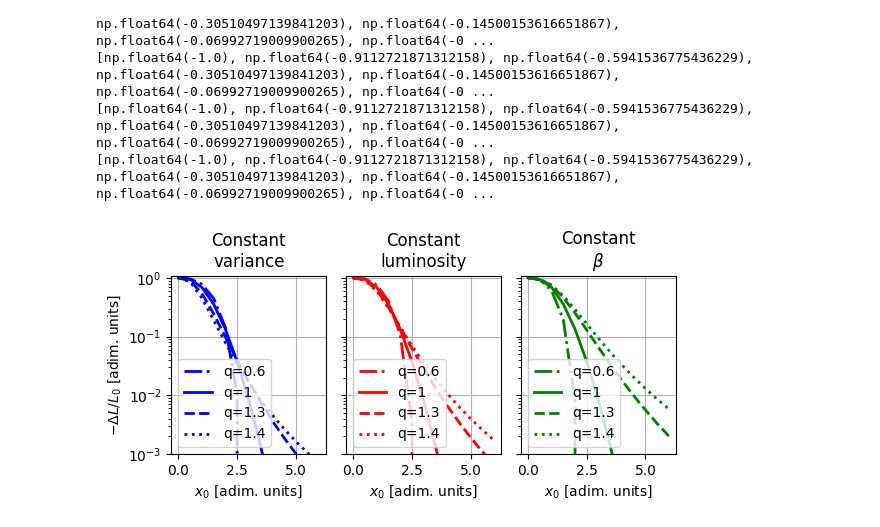
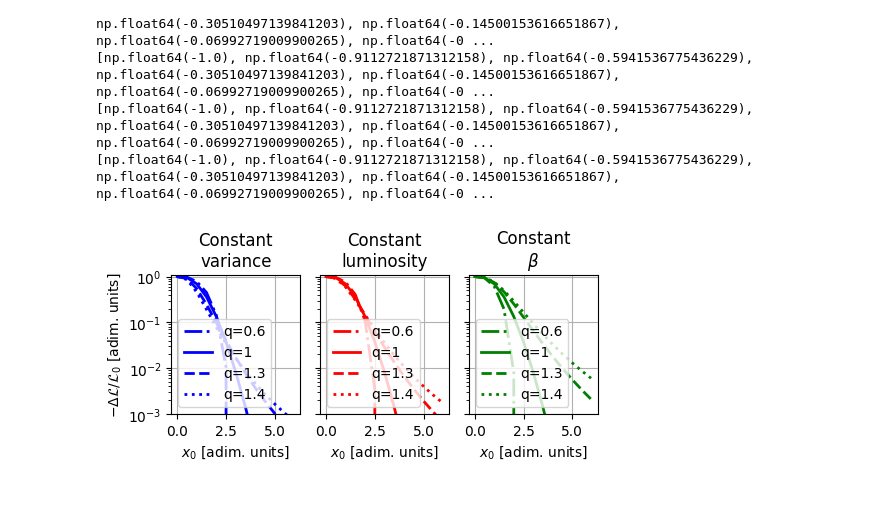
Before and after one commit to sterbini/Tails_and_luminosity, a Jupyter notebook: 001.ipynb, the cells around one changed output. Drawn from its saved outputs; the diff is of its cells as text; code cells hidden in the pictures; blank space fills up the shorter version.

```diff
--- a/001.ipynb
+++ b/001.ipynb
@@ -1114,7 +1075,8 @@ for q in q3:
 q1=np.linspace(0.5, 1.5, 31)
 beta1 = q1*0+0.5
 # %%
-plt.figure(figsize=(6, 3))
+my_factor = 1.15
+plt.figure(figsize=(6/my_factor, 3/my_factor))
 plt.plot(q2, beta2,'-bo', lw=3, label = 'at constant variance')
 plt.plot(q3, beta3,'-rs', lw=3, label = 'at constant $\\mathcal{L}$')
 plt.plot(q1, beta1,'-g^' , lw=3, label = 'at constant $\\beta$')
@@ -1179,7 +1141,7 @@ plt.savefig('figures/beta_vs_q.pdf')
 # %%
 x=np.linspace(0,6,1000)
 
-fig, axes = plt.subplots(nrows=1, ncols=3, figsize=(6, 3))
+fig, axes = plt.subplots(nrows=1, ncols=3, figsize=(6/my_factor, 3/my_factor))
 
 for my_q, my_style in zip([0.6, 1, 1.3, 1.4],['-.', '-', '--',':']):
     my_beta = np.interp(my_q, q2, beta2)
@@ -1232,7 +1194,7 @@ plt.savefig('figures/profiles.pdf')
 # %%
 x=np.linspace(0,6,1000)
 
-fig, axes = plt.subplots(nrows=1, ncols=3, figsize=(6, 3))
+fig, axes = plt.subplots(nrows=1, ncols=3, figsize=(6/my_factor, 3/my_factor))
 my_q_list = [0.6, 1, 1.3, 1.4]
 my_stile_list = ['-.', '-', '--',':']
 
@@ -1288,7 +1250,7 @@ plt.savefig('figures/deltaI.pdf')
 # %%
 x=np.linspace(0,6,1000)
 
-fig, axes = plt.subplots(nrows=1, ncols=3, figsize=(6, 3))
+fig, axes = plt.subplots(nrows=1, ncols=3, figsize=(6/my_factor, 3/my_factor))
 my_q_list = [0.6, 1, 1.3, 1.4]
 my_stile_list = ['-.', '-', '--',':']
 
@@ -1444,7 +1406,7 @@ for my_q, my_style in zip(my_q_list, my_stile_list):
 # %%
 x=np.linspace(0,6,1000)
 
-fig, axes = plt.subplots(nrows=1, ncols=3, figsize=(6, 3))
+fig, axes = plt.subplots(nrows=1, ncols=3, figsize=(6/my_factor, 3/my_factor))
 my_q_list = [0.6, 1, 1.3, 1.4]
 my_stile_list = ['-.', '-', '--',':']
 
@@ -1478,32 +1440,32 @@ for ii, my_style in zip(range(4), my_stile_list):
 #                      my_beta*(5-3*q)*x**2/2*q_exponential(-(3-my_q)*my_beta*x**2/2, (1+my_q)/(3-my_q)), 'g', lw=2, ls=my_style, label=f'q={my_q}')#, $\\beta={my_beta:3.3}$')
 
 for i in range(3):
     axes[i].set_ylim(0.001,1.1)
     axes[i].grid(True)
     axes[i].legend(loc='lower left')
     axes[i].set_xlabel('$x_0$ [adim. units]')
-    axes[i].set_ylabel('$-\\Delta L/L_0$ [adim. units]')
+    axes[i].set_ylabel('$-\\Delta \\mathcal{L}/\\mathcal{L}_0$ [adim. units]')
 
 axes[0].set_title(
     '''Constant
 variance''')
 
 axes[1].set_title(
     '''Constant
 luminosity''')
 
 axes[2].set_title(
     '''Constant
 $\\beta$''')
 
 
 # Remove yticks and y-axis labels for axes[1] and axes[2]
 for ax in axes[1:]:
     #ax.set_yticks([])           # Remove tick marks
     ax.set_yticklabels([])      # Remove tick labels
     ax.set_ylabel('')  # Remove axis label if set
 
 plt.tight_layout()
 plt.savefig('figures/deltaL.pdf')
 # %% [output]
-[figure, old version]
+[figure, new version]
```
Also changed, not shown: parts of 14 cells of this notebook, 32 other files.
